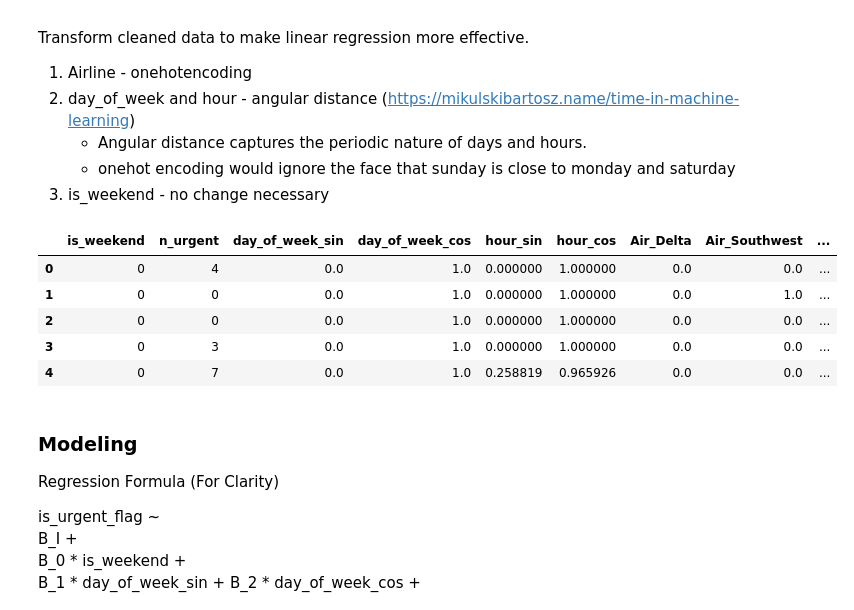
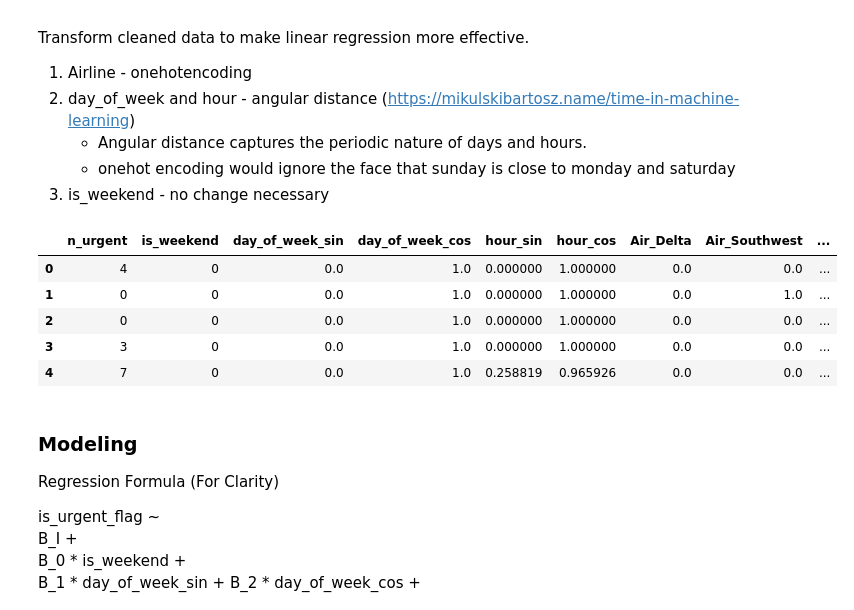
Before and after one commit to davidaristotle2012/Data_Science_Projects, a Jupyter notebook: Twitter_US_Airline_Sentiment/TUAS_learnpymc.ipynb, the cells around one changed output. Saved outputs shown, nothing was run; the diff lists cells and outputs as text; code cells hidden in the pictures.

```diff
--- a/Twitter_US_Airline_Sentiment/TUAS_learnpymc.ipynb
+++ b/Twitter_US_Airline_Sentiment/TUAS_learnpymc.ipynb
@@ -224,25 +228,28 @@ Transform cleaned data to make linear regression more effective.
 # %%
 # angular distance
 df_clean['day_of_week_sin'] = np.sin(df_clean['day_of_week'] * (2 * np.pi / 7))
 df_clean['day_of_week_cos'] = np.cos(df_clean['day_of_week'] * (2 * np.pi / 7))
 df_clean['hour_sin'] = np.sin(df_clean['hour'] * (2 * np.pi / 24))
 df_clean['hour_cos'] = np.cos(df_clean['hour'] * (2 * np.pi / 24))
 # airline onehot
 airline_onehot = pd.get_dummies(data = df_clean['airline'], dtype=float, drop_first=True, prefix = 'Air')
 airline_onehot.columns = airline_onehot.columns.str.replace(' ', '_')
 
 df_clean = pd.concat([df_clean,airline_onehot],axis=1)
 # drop col
 df_fe = df_clean.drop(columns = ['hour','day_of_week', 'airline'])
-
+# rearrange col
+df_fe = df_fe[['n_urgent', 'is_weekend','day_of_week_sin', 'day_of_week_cos',
+       'hour_sin', 'hour_cos', 'Air_Delta', 'Air_Southwest', 'Air_US_Airways',
+       'Air_United', 'Air_Virgin_America']]
 df_fe.head()
 # %% [output]
-|  | is_weekend | n_urgent | day_of_week_sin | day_of_week_cos | hour_sin | hour_cos | Air_Delta | Air_Southwest | ... |
-| 0 | 0 | 4 | 0.0 | 1.0 | 0.000000 | 1.000000 | 0.0 | 0.0 | ... |
+|  | n_urgent | is_weekend | day_of_week_sin | day_of_week_cos | hour_sin | hour_cos | Air_Delta | Air_Southwest | ... |
+| 0 | 4 | 0 | 0.0 | 1.0 | 0.000000 | 1.000000 | 0.0 | 0.0 | ... |
 | 1 | 0 | 0 | 0.0 | 1.0 | 0.000000 | 1.000000 | 0.0 | 1.0 | ... |
 | 2 | 0 | 0 | 0.0 | 1.0 | 0.000000 | 1.000000 | 0.0 | 0.0 | ... |
-| 3 | 0 | 3 | 0.0 | 1.0 | 0.000000 | 1.000000 | 0.0 | 0.0 | ... |
-| 4 | 0 | 7 | 0.0 | 1.0 | 0.258819 | 0.965926 | 0.0 | 0.0 | ... |
+| 3 | 3 | 0 | 0.0 | 1.0 | 0.000000 | 1.000000 | 0.0 | 0.0 | ... |
+| 4 | 7 | 0 | 0.0 | 1.0 | 0.258819 | 0.965926 | 0.0 | 0.0 | ... |
 # %% [markdown]
 ### Modeling
 
```
Also changed, not shown: parts of 12 cells of this notebook, 2 other files.
